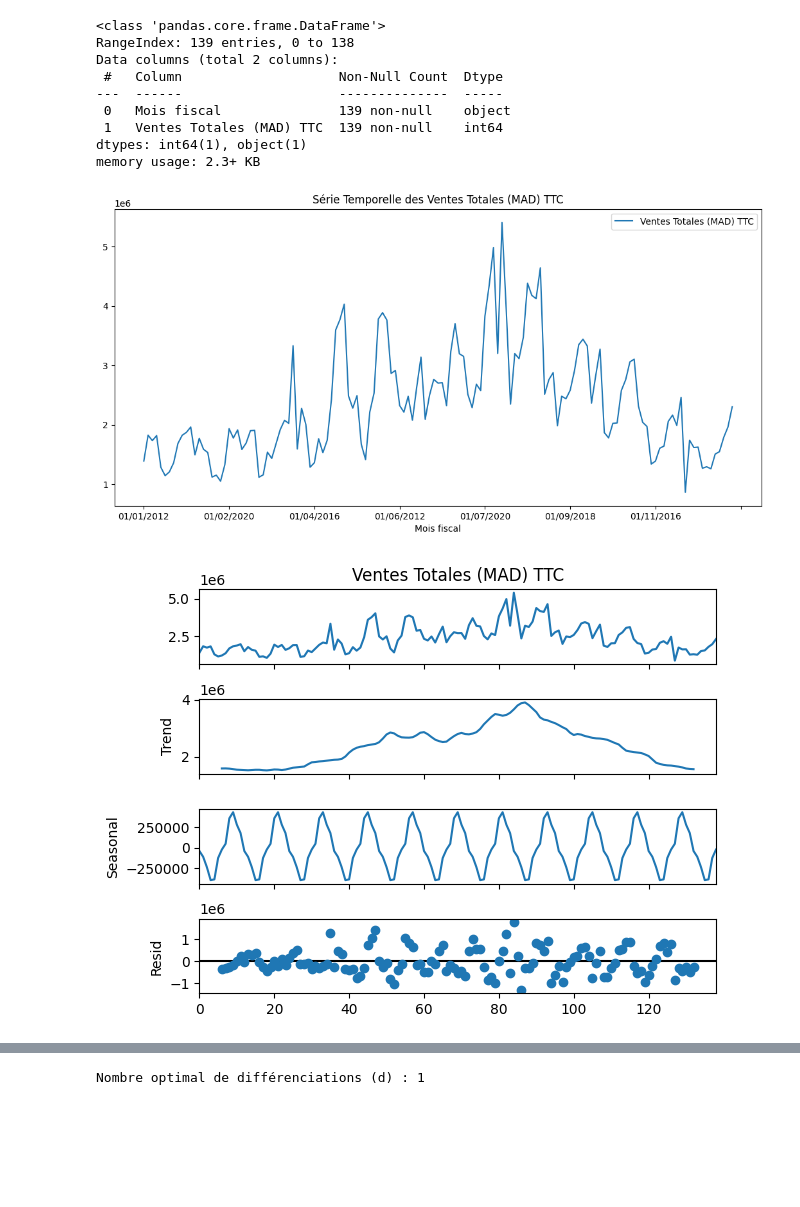
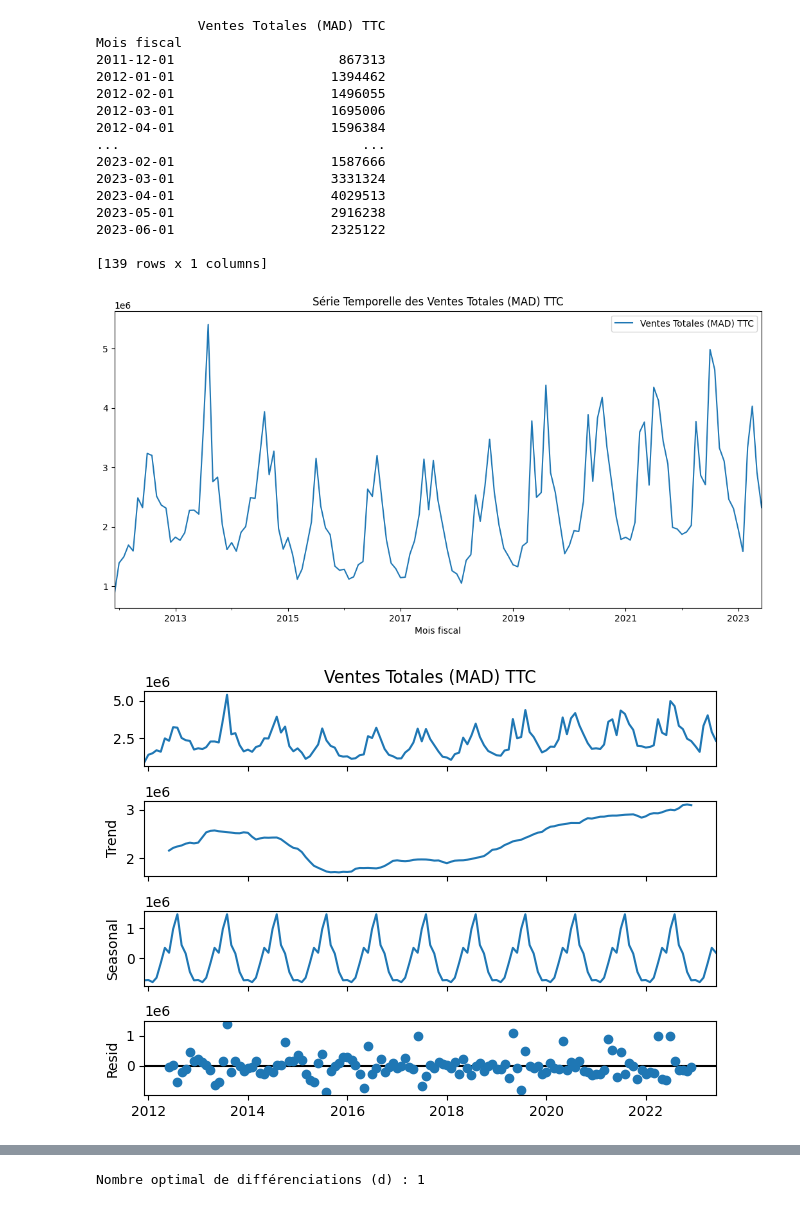
Before and after one commit to hafsaAit/MODELS, a Jupyter notebook: models.ipynb, the cells around one changed output, grey strips where cells are left out. Drawn from its saved outputs; the diff is of its cells as text; code cells hidden in the pictures; blank space fills up the shorter version.

```diff
--- a/models.ipynb
+++ b/models.ipynb
@@ -10,23 +48,35 @@ from statsmodels.tsa.stattools import adfuller
+# %%
+df.set_index('Mois fiscal', inplace=True)
+# %%
+df = df.asfreq('MS')
+# %%
+print(df)
+# %% [output]
+             Ventes Totales (MAD) TTC
+Mois fiscal
+2011-12-01                     867313
+2012-01-01                    1394462
+2012-02-01                    1496055
+2012-03-01                    1695006
+2012-04-01                    1596384
+...                               ...
+2023-02-01                    1587666
+2023-03-01                    3331324
+2023-04-01                    4029513
+2023-05-01                    2916238
+2023-06-01                    2325122
+
+[139 rows x 1 columns]
+# %%
+df = df.fillna(method="ffill")
 # %%
  # @title UHT
-df = pd.read_excel("RAIB ET LBEN.xlsx")
-df.info()
 
-
-df.plot(x='Mois fiscal', y='Ventes Totales (MAD) TTC', figsize=(13, 6))
+df.plot(y='Ventes Totales (MAD) TTC', figsize=(13, 6))
 plt.title('Série Temporelle des Ventes Totales (MAD) TTC')
 plt.show()
 # %% [output]
-<class 'pandas.core.frame.DataFrame'>
-RangeIndex: 139 entries, 0 to 138
-Data columns (total 2 columns):
- #   Column                    Non-Null Count  Dtype
----  ------                    --------------  -----
- 0   Mois fiscal               139 non-null    object
- 1   Ventes Totales (MAD) TTC  139 non-null    int64
-dtypes: int64(1), object(1)
-memory usage: 2.3+ KB
-[figure, old version]
+[figure, new version]
 # %%
 
 # @title diviser les données ( data train & data test)
@@ -47,7 +93,7 @@ decomposition = seasonal_decompose(ts, model='additive', period=12)
 fig = decomposition.plot()
 plt.show()
 # %% [output]
-[figure, old version]
+[figure, new version]
 # %%
 
 ts = df['Ventes Totales (MAD) TTC']
```
Also changed, not shown: parts of 31 cells of this notebook.
